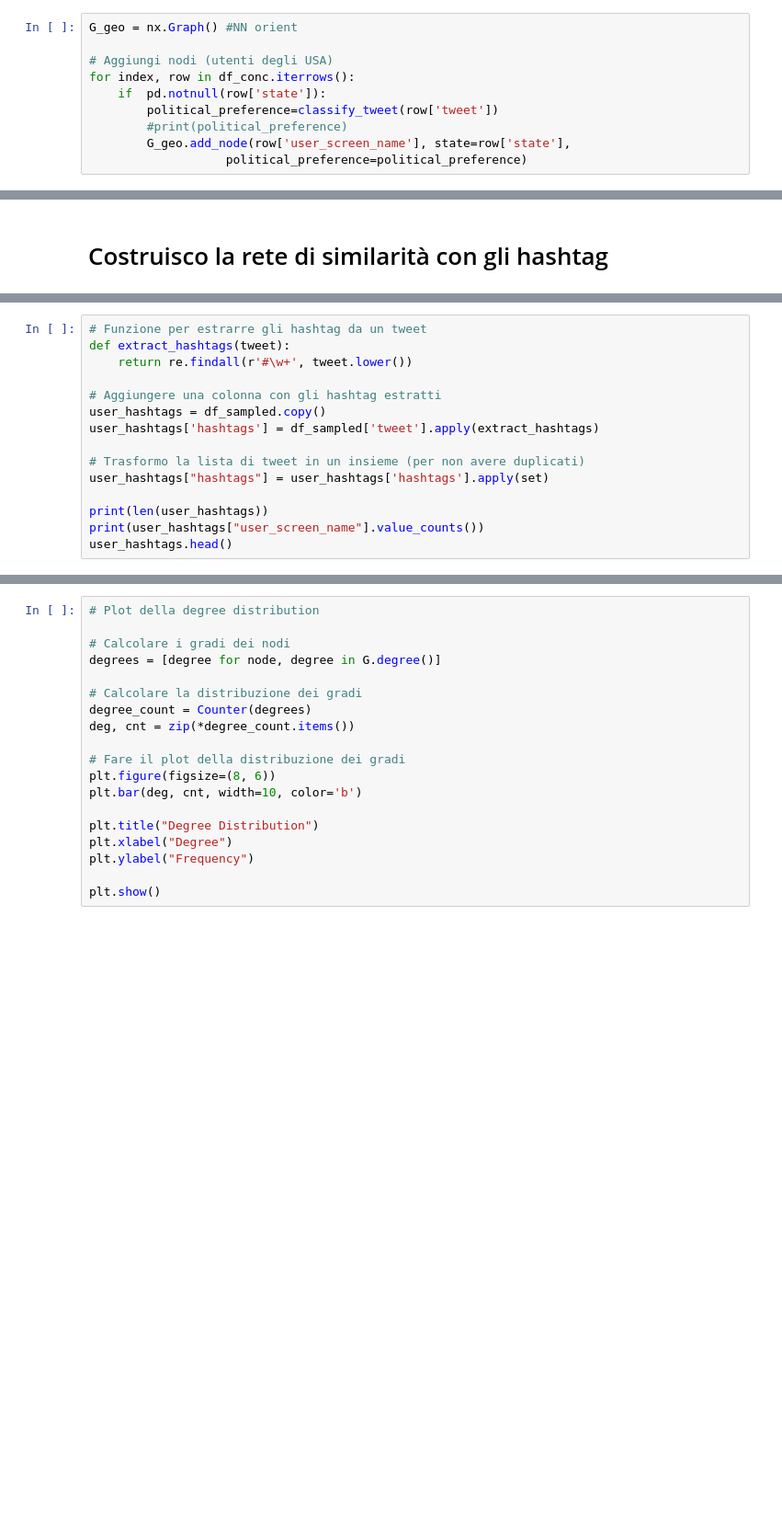
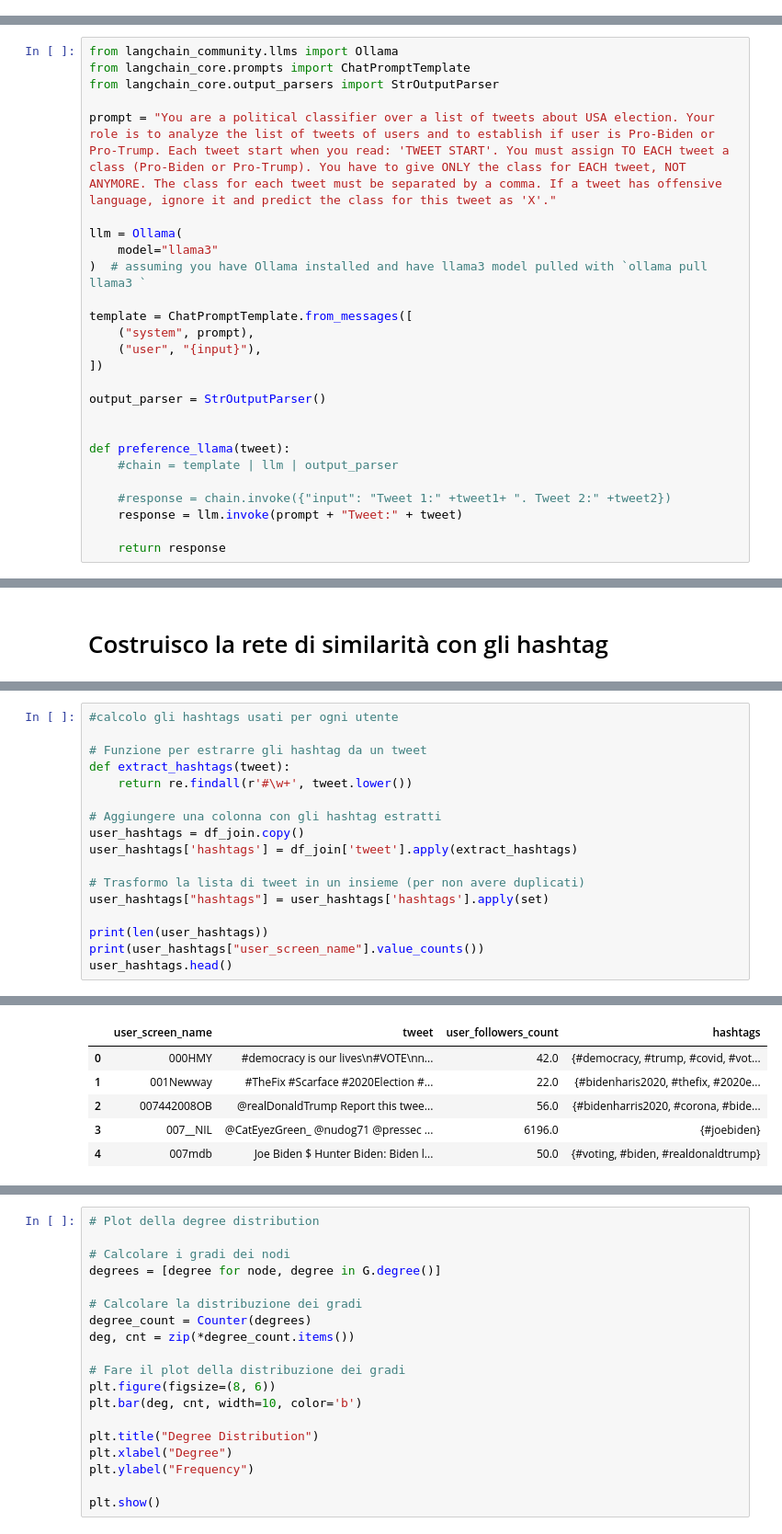
Before and after one commit to divadde/social_network_analysis_project, a Jupyter notebook: net-analysis-project.ipynb, the cells around one changed output, grey strips where cells are left out. Shown at 92% size. Drawn from its saved outputs; the diff is of its cells as text; blank space fills up the shorter version.

```diff
--- a/net-analysis-project.ipynb
+++ b/net-analysis-project.ipynb
@@ -469,10 +205,0 @@ df_conc.head()
-# %%
-G_geo = nx.Graph() #NN orient
-
-# Aggiungi nodi (utenti degli USA)
-for index, row in df_conc.iterrows():
-    if  pd.notnull(row['state']):
-        political_preference=classify_tweet(row['tweet'])
-        #print(political_preference)
-        G_geo.add_node(row['user_screen_name'], state=row['state'],
-                   political_preference=political_preference)
@@ -530,0 +226,26 @@ plt.show()
+# %%
+from langchain_community.llms import Ollama
+from langchain_core.prompts import ChatPromptTemplate
+from langchain_core.output_parsers import StrOutputParser
+
+prompt = "You are a political classifier over a list of tweets about USA election. Your role is to analyze the list of tweets of users and to establish if user is Pro-Biden or Pro-Trump. Each tweet start when you read: 'TWEET START'. You must assign TO EACH tweet a class (Pro-Biden or Pro-Trump). You have to give ONLY the class for EACH tweet, NOT ANYMORE. The class for each tweet must be separated by a comma. If a tweet has offensive language, ignore it and predict the class for this tweet as 'X'."
+
+llm = Ollama(
+    model="llama3"
+)  # assuming you have Ollama installed and have llama3 model pulled with `ollama pull llama3 `
+
+template = ChatPromptTemplate.from_messages([
+    ("system", prompt),
+    ("user", "{input}"),
+])
+
+output_parser = StrOutputParser()
+
+
+def preference_llama(tweet):
+    #chain = template | llm | output_parser
+
+    #response = chain.invoke({"input": "Tweet 1:" +tweet1+ ". Tweet 2:" +tweet2})
+    response = llm.invoke(prompt + "Tweet:" + tweet)
+
+    return response
@@ -572,11 +365,13 @@ Osservazione: bisognerebbe forse creare dei macro-hashtag. Hashtag simili dovreb
 # %%
+#calcolo gli hashtags usati per ogni utente
+
 # Funzione per estrarre gli hashtag da un tweet
 def extract_hashtags(tweet):
     return re.findall(r'#\w+', tweet.lower())
 
 # Aggiungere una colonna con gli hashtag estratti
-user_hashtags = df_sampled.copy()
-user_hashtags['hashtags'] = df_sampled['tweet'].apply(extract_hashtags)
+user_hashtags = df_join.copy()
+user_hashtags['hashtags'] = df_join['tweet'].apply(extract_hashtags)
 
 # Trasformo la lista di tweet in un insieme (per non avere duplicati)
 user_hashtags["hashtags"] = user_hashtags['hashtags'].apply(set)
@@ -584,3 +379,4 @@ user_hashtags["hashtags"] = user_hashtags['hashtags'].apply(set)
 print(len(user_hashtags))
 print(user_hashtags["user_screen_name"].value_counts())
 user_hashtags.head()
+# %% [output]
@@ -586,0 +397,6 @@ user_hashtags.head()
+|  | user_screen_name | tweet | user_followers_count | hashtags |
+| 0 | 000HMY | #democracy is our lives\n#VOTE\nn... | 42.0 | {#democracy, #trump, #covid, #vot... |
+| 1 | 001Newway | #TheFix #Scarface #2020Election #... | 22.0 | {#bidenharis2020, #thefix, #2020e... |
+| 2 | 007442008OB | @realDonaldTrump Report this twee... | 56.0 | {#bidenharris2020, #corona, #bide... |
+| 3 | 007__NIL | @CatEyezGreen_ @nudog71 @pressec ... | 6196.0 | {#joebiden} |
+| 4 | 007mdb | Joe Biden $ Hunter Biden: Biden l... | 50.0 | {#voting, #biden, #realdonaldtrump} |
```
Also changed, not shown: parts of 122 cells of this notebook.
